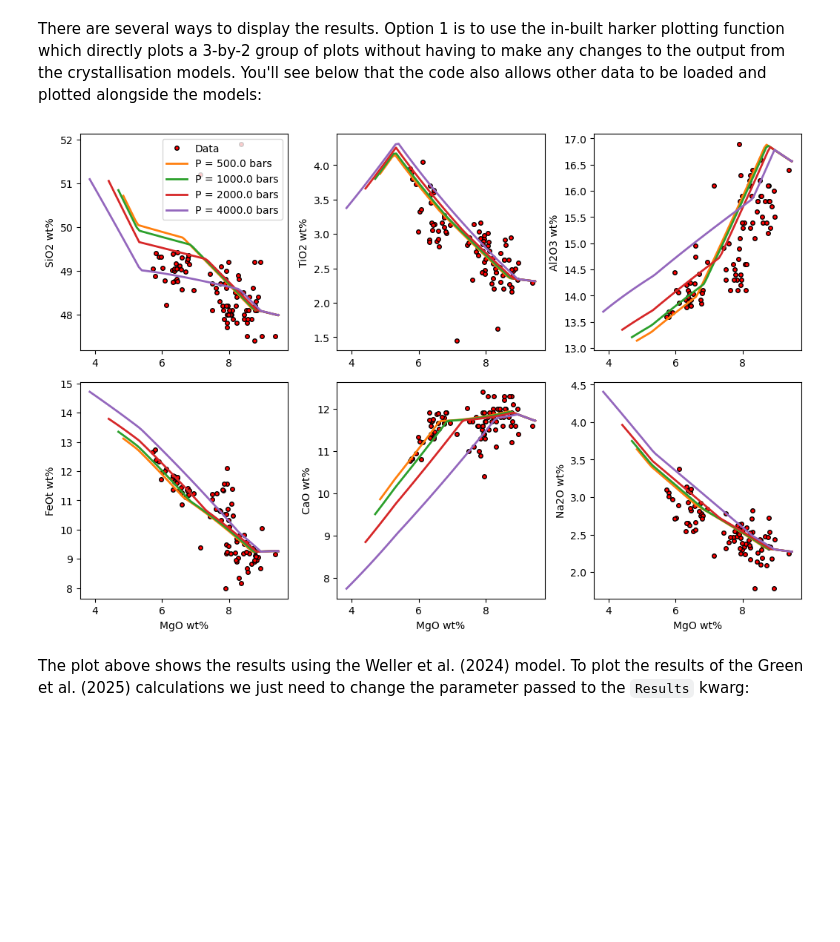
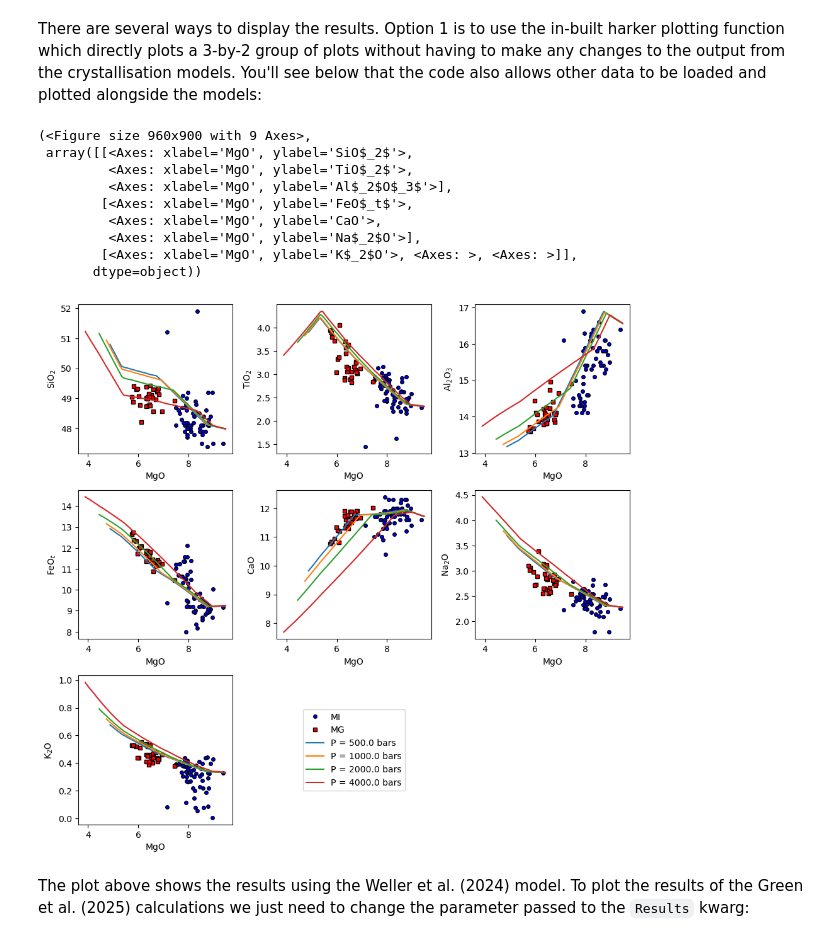
Before and after one commit to gleesonm1/PetThermoTools, a Jupyter notebook: docs/Examples/CrystallisationTests/BasalticCrystallisation_withMAGEMin.ipynb, the cells around one changed output. Drawn from its saved outputs; the diff is of its cells as text; code cells hidden in the pictures; blank space fills up the shorter version.

Commit message:
v0.2.55 in preparation for v0.3.0 with major updates to labelling of outputs

```diff
--- a/docs/Examples/CrystallisationTests/BasalticCrystallisation_withMAGEMin.ipynb
+++ b/docs/Examples/CrystallisationTests/BasalticCrystallisation_withMAGEMin.ipynb
@@ -75,7 +76,7 @@ Weller_Xtal = ptt.isobaric_crystallisation(Model = "Weller2024",
                                            dt_C = 2.0,
                                            fO2_buffer = "FMQ",
                                            fO2_offset = -1.0,
-                                           label = 'pressure',
+                                           label = 'P_bar',
                                            Frac_solid = True,
                                            timeout = 300)
 # %% [output]
@@ -123,9 +124,19 @@ Completed 100.0 %
 # %% [markdown]
 There are several ways to display the results. Option 1 is to use the in-built harker plotting function which directly plots a 3-by-2 group of plots without having to make any changes to the output from the crystallisation models. You'll see below that the code also allows other data to be loaded and plotted alongside the models:
 # %%
-ptt.harker(Results = Weller_Xtal, data = df, label = True)
+ptt.harker(Results = Weller_Xtal,  data = {'MI': MI, 'MG': MG},
+    d_color = ['b','red'], legend_loc = [1,2])
 # %% [output]
+(<Figure size 960x900 with 9 Axes>,
+ array([[<Axes: xlabel='MgO', ylabel='SiO$_2$'>,
+         <Axes: xlabel='MgO', ylabel='TiO$_2$'>,
+         <Axes: xlabel='MgO', ylabel='Al$_2$O$_3$'>],
+        [<Axes: xlabel='MgO', ylabel='FeO$_t$'>,
+         <Axes: xlabel='MgO', ylabel='CaO'>,
+         <Axes: xlabel='MgO', ylabel='Na$_2$O'>],
+        [<Axes: xlabel='MgO', ylabel='K$_2$O'>, <Axes: >, <Axes: >]],
+       dtype=object))
-[figure, old version]
+[figure, new version]
 # %% [markdown]
 The plot above shows the results using the Weller et al. (2024) model. To plot the results of the Green et al. (2025) calculations we just need to change the parameter passed to the `Results` kwarg:
 # %%
```
Also changed, not shown: parts of 6 cells of this notebook, 25 other files.
